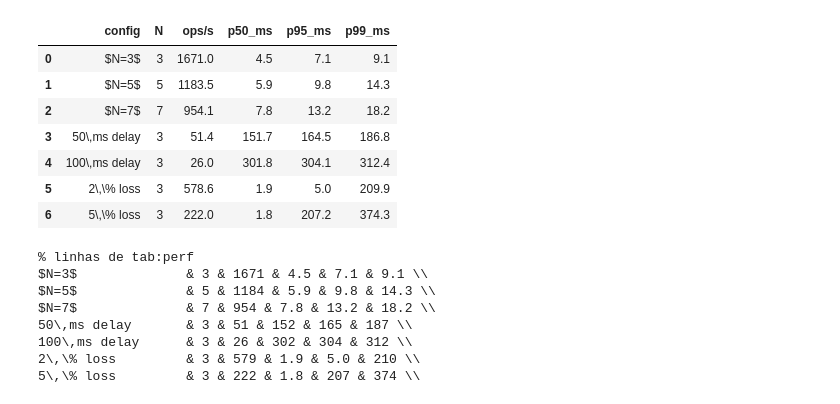
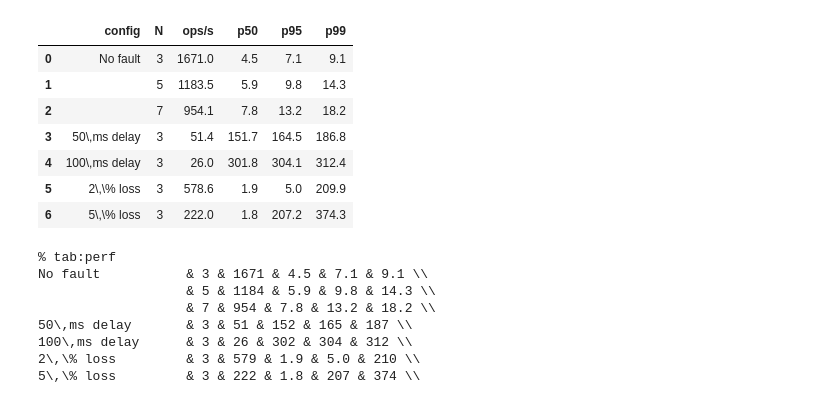
Before and after one commit to Everton-Colombo/raft_and_kv-raft, a Jupyter notebook: scripts/analysis.ipynb, the cells around one changed output. Cells and saved outputs as stored; diff of their text form; code cells hidden in the pictures.

```diff
--- a/scripts/analysis.ipynb
+++ b/scripts/analysis.ipynb
@@ -235,51 +32,51 @@ valores acompanham os dados, nada é digitado à mão.
 # %%
-# tab:perf — throughput e latência sem falhas (medianas por seed)
-import numpy as np
-
-PERF_SPECS = [
-    ("$N=3$", 3, "baseline", "baseline"),
-    ("$N=5$", 5, "sweep-n5", "n5"),
-    ("$N=7$", 7, "sweep-n7", "n7"),
+# tab:perf
+PERF = [
+    ("No fault", 3, "baseline", "baseline"),
+    ("", 5, "sweep-n5", "n5"),     # blank label: same configuration as above
+    ("", 7, "sweep-n7", "n7"),
     ("50\\,ms delay", 3, "netem-d50ms", None),
     ("100\\,ms delay", 3, "netem-d100ms", None),
     ("2\\,\\% loss", 3, "netem-l2pct", None),
     ("5\\,\\% loss", 3, "netem-l5pct", None),
 ]
 
-def pick(experiment, tag=None):
+
+def perf_row(label, n, experiment, tag):
     df = runs[runs["experiment"] == experiment]
-    return df if tag is None else df[df["tag"] == tag]
+    if tag is not None:
+        df = df[df["tag"] == tag]
+    return {"config": label, "N": n,
+            "ops/s": df["throughput_ops_s"].median(),
+            "p50": df["p50_ms"].median(),
+            "p95": df["p95_ms"].median(),
+            "p99": df["p99_ms"].median()}
 
-perf = pd.DataFrame([{
-    "config": c, "N": n,
-    "ops/s": pick(e, t)["throughput_ops_s"].median(),
-    "p50_ms": pick(e, t)["p50_ms"].median(),
-    "p95_ms": pick(e, t)["p95_ms"].median(),
-    "p99_ms": pick(e, t)["p99_ms"].median(),
-} for c, n, e, t in PERF_SPECS])
 
-display(perf.round(1))
-def ms(v):
-    """Uma casa decimal abaixo de 100 ms, inteiro acima (como no relatório)."""
+def fmt(v):
     return f"{v:.0f}" if v >= 100 else f"{v:.1f}"
 
-print("% linhas de tab:perf")
+
+perf = pd.DataFrame(perf_row(*spec) for spec in PERF)
+display(perf.round(1))
+
+print("% tab:perf")
 for _, r in perf.iterrows():
-    print(f"{r['config']:18s} & {r['N']} & {r['ops/s']:.0f} & "
-          f"{ms(r['p50_ms'])} & {ms(r['p95_ms'])} & {ms(r['p99_ms'])} \\\\")
+    cells = [f"{r['ops/s']:.0f}"] + [fmt(r[c]) for c in ("p50", "p95", "p99")]
+    print(f"{r['config']:18s} & {r['N']} & " + " & ".join(cells) + r" \\")
 # %% [output]
-|  | config | N | ops/s | p50_ms | p95_ms | p99_ms |
-| 0 | $N=3$ | 3 | 1671.0 | 4.5 | 7.1 | 9.1 |
-| 1 | $N=5$ | 5 | 1183.5 | 5.9 | 9.8 | 14.3 |
-| 2 | $N=7$ | 7 | 954.1 | 7.8 | 13.2 | 18.2 |
+|  | config | N | ops/s | p50 | p95 | p99 |
+| 0 | No fault | 3 | 1671.0 | 4.5 | 7.1 | 9.1 |
+| 1 |  | 5 | 1183.5 | 5.9 | 9.8 | 14.3 |
+| 2 |  | 7 | 954.1 | 7.8 | 13.2 | 18.2 |
 | 3 | 50\,ms delay | 3 | 51.4 | 151.7 | 164.5 | 186.8 |
 | 4 | 100\,ms delay | 3 | 26.0 | 301.8 | 304.1 | 312.4 |
 | 5 | 2\,\% loss | 3 | 578.6 | 1.9 | 5.0 | 209.9 |
 | 6 | 5\,\% loss | 3 | 222.0 | 1.8 | 207.2 | 374.3 |
-% linhas de tab:perf
-$N=3$              & 3 & 1671 & 4.5 & 7.1 & 9.1 \\
-$N=5$              & 5 & 1184 & 5.9 & 9.8 & 14.3 \\
-$N=7$              & 7 & 954 & 7.8 & 13.2 & 18.2 \\
+% tab:perf
+No fault           & 3 & 1671 & 4.5 & 7.1 & 9.1 \\
+                   & 5 & 1184 & 5.9 & 9.8 & 14.3 \\
+                   & 7 & 954 & 7.8 & 13.2 & 18.2 \\
 50\,ms delay       & 3 & 51 & 152 & 165 & 187 \\
 100\,ms delay      & 3 & 26 & 302 & 304 & 312 \\
 2\,\% loss         & 3 & 579 & 1.9 & 5.0 & 210 \\
```
Also changed, not shown: parts of 15 cells of this notebook, 1 other file.
